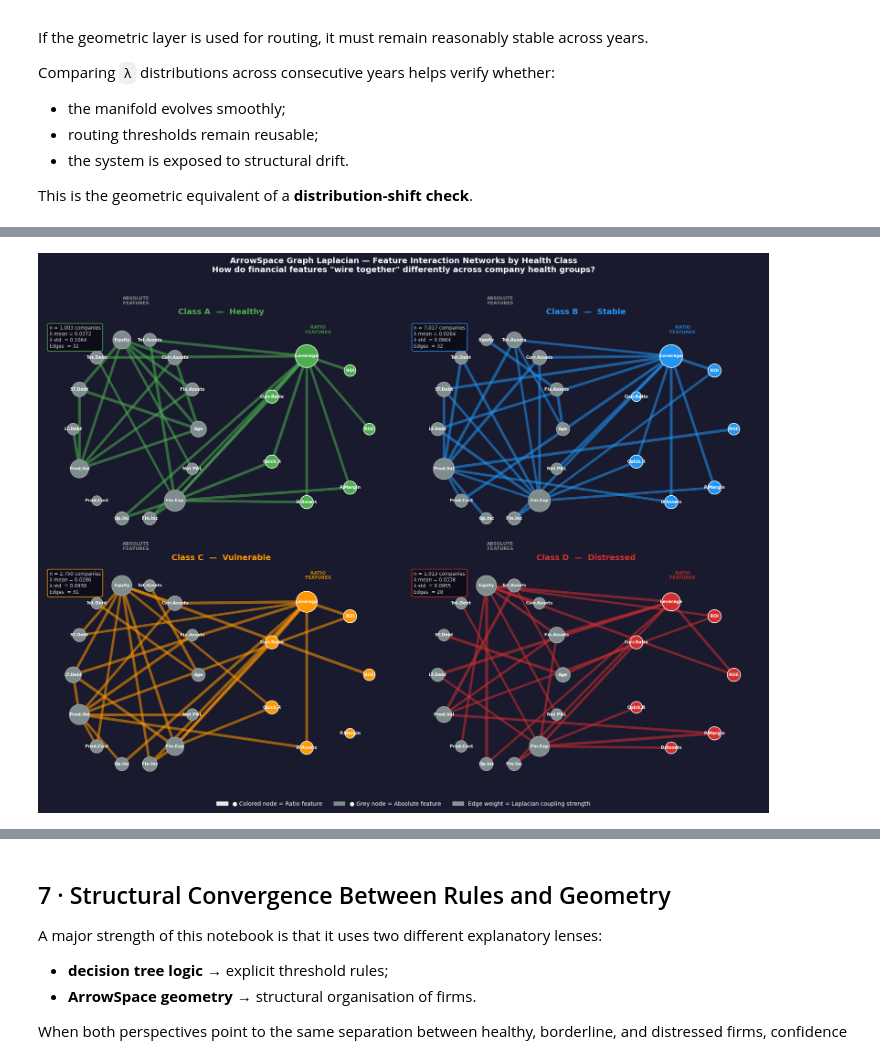
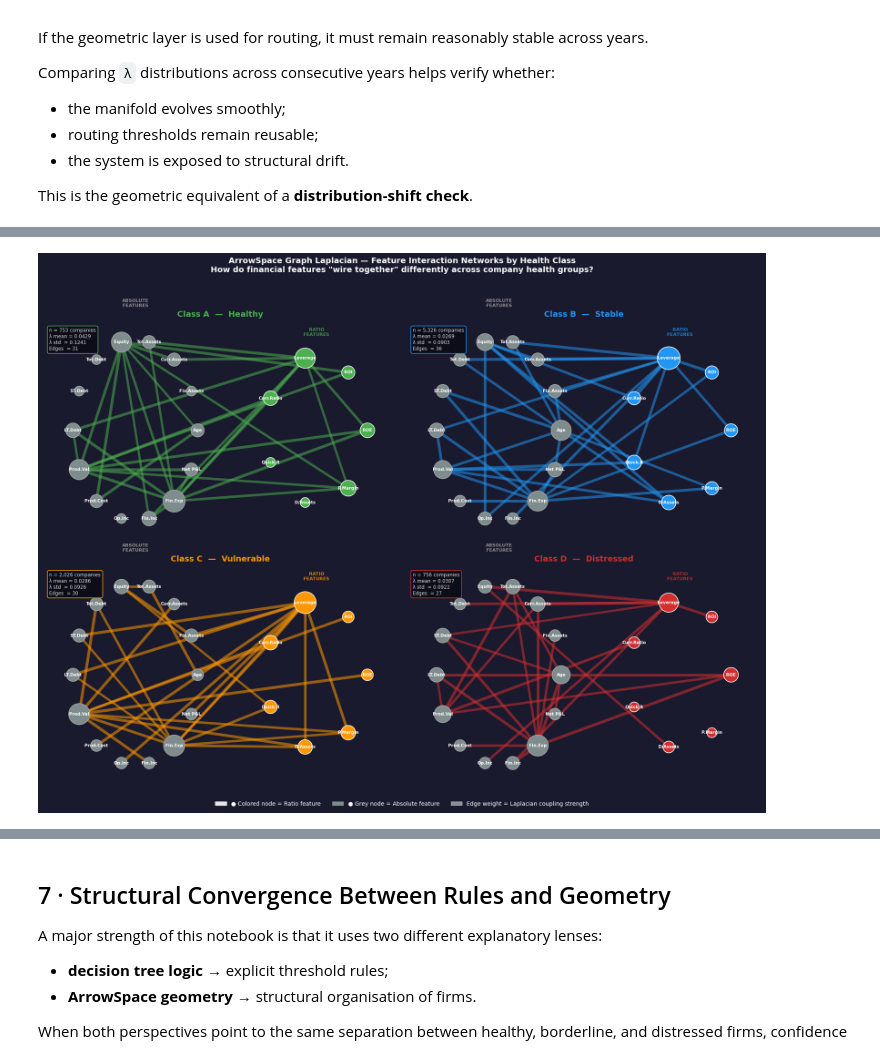
Before and after one commit to LolloPaz/ifc, a Jupyter notebook: 03_rule_spectral_pipeline.ipynb, the cells around one changed output, grey strips where cells are left out. Drawn from its saved outputs; the diff is of its cells as text; code cells hidden in the pictures.

```diff
--- a/03_rule_spectral_pipeline.ipynb
+++ b/03_rule_spectral_pipeline.ipynb
@@ -1370,6 +1258,6 @@ COMP_00589         2021                      B 0.719832
 # %%
-# CONFIG
-GRAPH_PARAMS   = {'eps': 2.0, 'k': 8, 'topk': 2, 'p': 2.0}
+# CONFIG — top_k corretto (consistente con resto del notebook)
+GRAPH_PARAMS   = {'eps': 2.0, 'k': 8, 'top_k': 2, 'p': 2.0}
 CLASS_ORDER    = ['A', 'B', 'C', 'D']
 CLASS_COLORS   = {'A': '#4caf50', 'B': '#2196f3', 'C': '#ff9800', 'D': '#d32f2f'}
 CLASS_LABELS   = {'A': 'Healthy', 'B': 'Stable', 'C': 'Vulnerable', 'D': 'Distressed'}
@@ -1384,7 +1272,6 @@ MANIFOLD_FEATURES = [
     'profit_margin'
 ]
 
-# Short labels for node display
 SHORT_LABELS = {
     'years_in_business':  'Age',
     'total_fixed_assets': 'Fix.Assets',
@@ -1409,23 +1296,23 @@ SHORT_LABELS = {
     'profit_margin':      'P.Margin',
 }
 
-RATIO_FEATURES = {'roe','roi','leverage','current_ratio',
-                  'quick_ratio','debt_to_assets','profit_margin'}
+RATIO_FEATURES = {'roe', 'roi', 'leverage', 'current_ratio',
+                  'quick_ratio', 'debt_to_assets', 'profit_margin'}
 
-# STEP 1 — Build per-class Graph Laplacians
+# ── STEP 1: per-class Graph Laplacians su df_spec_tr (2018-2020 only) ──
 class_laplacians = {}
 class_lambdas    = {}
 
 for cls in CLASS_ORDER:
-    df_cls = df_spec[df_spec[TARGET] == cls].dropna(subset=MANIFOLD_FEATURES)
+    df_cls = df_spec_tr[df_spec_tr[TARGET] == cls].dropna(subset=MANIFOLD_FEATURES)
     X_cls  = df_cls[MANIFOLD_FEATURES].values.astype(np.float64)
 
-    scaler = StandardScaler()
-    X_sc   = scaler.fit_transform(X_cls)
+    scaler_cls = StandardScaler()
+    X_sc       = scaler_cls.fit_transform(X_cls)
 
     aspace_cls, gl_cls = ArrowSpaceBuilder().build(GRAPH_PARAMS, X_sc)
 
-    L = gl_cls.to_dense()                     # (21, 21) Laplacian
+    L = gl_cls.to_dense()
     class_laplacians[cls] = L
     class_lambdas[cls]    = np.array(aspace_cls.lambdas())
 
@@ -1433,17 +1320,14 @@ for cls in CLASS_ORDER:
           f"λ mean={class_lambdas[cls].mean():.4f} | "
           f"GL shape={L.shape}")
 
-# STEP 2 — Extract feature–feature affinity from Laplacian
-# The off-diagonal |L[i,j]| gives coupling strength between features i,j
+# ── STEP 2: feature-feature affinity dal Laplacian ───────────────────
 def laplacian_to_affinity(L: np.ndarray, threshold_pct: float = 0.65) -> np.ndarray:
     """Convert Laplacian to symmetric affinity. Keep top edges by threshold."""
     A = np.abs(L.copy())
     np.fill_diagonal(A, 0)
-    # Normalise row-wise so all classes are comparable
     row_max = A.max(axis=1, keepdims=True)
     row_max[row_max == 0] = 1
     A = A / row_max
-    # Threshold: keep only strong connections
     cutoff = np.quantile(A[A > 0], threshold_pct)
     A[A < cutoff] = 0
     return A
@@ -1451,27 +1335,26 @@ def laplacian_to_affinity(L: np.ndarray, threshold_pct: float = 0.65) -> np.ndar
 affinities = {cls: laplacian_to_affinity(class_laplacians[cls])
               for cls in CLASS_ORDER}
 
-# STEP 3 — Build reference layout (Class A graph) shared across all
-feature_names  = MANIFOLD_FEATURES
-node_labels    = {i: SHORT_LABELS[f] for i, f in enumerate(feature_names)}
-is_ratio       = [f in RATIO_FEATURES for f in feature_names]
+# ── STEP 3: layout fisso (ratio ring destra, absolute ring sinistra) ──
+feature_names = MANIFOLD_FEATURES
+node_labels   = {i: SHORT_LABELS[f] for i, f in enumerate(feature_names)}
+is_ratio      = [f in RATIO_FEATURES for f in feature_names]
 
-# Fixed layout: ratio features on a ring (right), absolute on another (left)
 def build_layout(n_feat, ratio_mask):
-    pos = {}
+    pos       = {}
     ratio_idx = [i for i, r in enumerate(ratio_mask) if r]
     abs_idx   = [i for i, r in enumerate(ratio_mask) if not r]
     for k, i in enumerate(ratio_idx):
-        angle    = 2 * np.pi * k / len(ratio_idx)
-        pos[i]   = (1.6 + 0.9 * np.cos(angle), 0.9 * np.sin(angle))
+        angle  = 2 * np.pi * k / len(ratio_idx)
+        pos[i] = (1.6 + 0.9 * np.cos(angle), 0.9 * np.sin(angle))
     for k, i in enumerate(abs_idx):
-        angle    = 2 * np.pi * k / len(abs_idx)
-        pos[i]   = (-1.6 + 1.1 * np.cos(angle), 1.1 * np.sin(angle))
+        angle  = 2 * np.pi * k / len(abs_idx)
+        pos[i] = (-1.6 + 1.1 * np.cos(angle), 1.1 * np.sin(angle))
     return pos
 
 fixed_pos = build_layout(len(feature_names), is_ratio)
 
-# STEP 4 — Plot: 2×2 grid, one network per class
+# ── STEP 4: plot 2×2 ─────────────────────────────────────────────────
 fig, axes = plt.subplots(2, 2, figsize=(18, 14))
 fig.patch.set_facecolor('#1a1a2e')
 axes = axes.flatten()
@@ -1484,7 +1367,6 @@ for ax_idx, cls in enumerate(CLASS_ORDER):
     color = CLASS_COLORS[cls]
     lams  = class_lambdas[cls]
 
-    # Build networkx graph
     G = nx.Graph()
     G.add_nodes_from(range(len(feature_names)))
     for i in range(len(feature_names)):
@@ -1492,21 +1374,15 @@ for ax_idx, cls in enumerate(CLASS_ORDER):
             if A[i, j] > 0:
                 G.add_edge(i, j, weight=float(A[i, j]))
 
-    edges      = G.edges(data=True)
-    edge_list  = [(u, v) for u, v, _ in edges]
-    edge_w     = [d['weight'] for _, _, d in G.edges(data=True)]
+    edge_list = [(u, v) for u, v, _ in G.edges(data=True)]
+    edge_w    = [d['weight'] for _, _, d in G.edges(data=True)]
 
-    # Node size: degree centrality (more connected = larger)
-    deg  = dict(G.degree())
+    deg   = dict(G.degree())
     sizes = [300 + deg.get(i, 0) * 120 for i in G.nodes()]
 
-    # Node color: ratio=accent, absolute=grey
-    node_colors = [color if is_ratio[i] else '#7f8c8d'
-                   for i in G.nodes()]
-    node_edge_c = ['white' if is_ratio[i] else '#aaaaaa'
-                   for i in G.nodes()]
+    node_colors = [color if is_ratio[i] else '#7f8c8d' for i in G.nodes()]
+    node_edge_c = ['white' if is_ratio[i] else '#aaaaaa' for i in G.nodes()]
 
-    # Draw edges (width = weight)
     if edge_list:
         nx.draw_networkx_edges(
             G, fixed_pos, ax=ax,
@@ -1516,7 +1392,6 @@ for ax_idx, cls in enumerate(CLASS_ORDER):
             edge_color=[color] * len(edge_list)
         )
 
-    # Draw nodes
     nx.draw_networkx_nodes(
         G, fixed_pos, ax=ax,
         node_size=sizes,
@@ -1525,7 +1400,6 @@ for ax_idx, cls in enumerate(CLASS_ORDER):
         linewidths=1.2
     )
 
-    # Draw labels
     nx.draw_networkx_labels(
         G, fixed_pos, ax=ax,
         labels=node_labels,
@@ -1534,17 +1408,17 @@ for ax_idx, cls in enumerate(CLASS_ORDER):
         font_weight='bold'
     )
 
-    # Section labels inside plot
     ax.text( 1.6,  1.15, 'RATIO\nFEATURES',
              ha='center', fontsize=8, color=color,
              alpha=0.8, fontweight='bold')
-    ax.text(-1.6,  1.5, 'ABSOLUTE\nFEATURES',
+    ax.text(-1.6,  1.5,  'ABSOLUTE\nFEATURES',
              ha='center', fontsize=8, color='#aaa',
              alpha=0.8, fontweight='bold')
 
-    # Stats box
+    # FIX: conta su df_spec_tr, non df_spec
+    n_cls     = (df_spec_tr[TARGET] == cls).sum()
     stats_txt = (
-        f"n = {(df_spec[TARGET]==cls).sum():,} companies\n"
+        f"n = {n_cls:,} companies\n"
         f"λ mean = {lams.mean():.4f}\n"
         f"λ std  = {lams.std():.4f}\n"
         f"Edges  = {G.number_of_edges()}"
@@ -1563,7 +1437,6 @@ for ax_idx, cls in enumerate(CLASS_ORDER):
     )
     ax.axis('off')
 
-#  Shared legend
 ratio_patch = mpatches.Patch(color='white', alpha=0.9,
                               label='● Colored node = Ratio feature')
 abs_patch   = mpatches.Patch(color='#7f8c8d',
@@ -1588,17 +1461,17 @@ plt.savefig('laplacian_networks_by_class.png', dpi=180,
             bbox_inches='tight', facecolor=fig.get_facecolor())
 plt.show()
 
-# STEP 5 — Cross-class edge overlap: which connections persist?
+# ── STEP 5: cross-class edge overlap ─────────────────────────────────
 print("\n── Cross-class persistent edges (present in all 4 classes) ──")
 edge_sets = {}
 for cls in CLASS_ORDER:
-    A = affinities[cls]
+    A         = affinities[cls]
     edges_cls = set()
     for i in range(len(feature_names)):
-        for j in range(i+1, len(feature_names)):
-            if A[i,j] > 0:
+        for j in range(i + 1, len(feature_names)):
+            if A[i, j] > 0:
                 edges_cls.add((SHORT_LABELS[feature_names[i]],
-                                SHORT_LABELS[feature_names[j]]))
+                               SHORT_LABELS[feature_names[j]]))
     edge_sets[cls] = edges_cls
 
 universal = edge_sets['A'] & edge_sets['B'] & edge_sets['C'] & edge_sets['D']
@@ -1618,2 +1491,2 @@ Class D (Distressed): 1013 companies | λ mean=0.0338 | GL shape=(21, 21)
-[figure, old version]
+[figure, new version]
 ── Cross-class persistent edges (present in all 4 classes) ──
```
Also changed, not shown: parts of 34 cells of this notebook.
